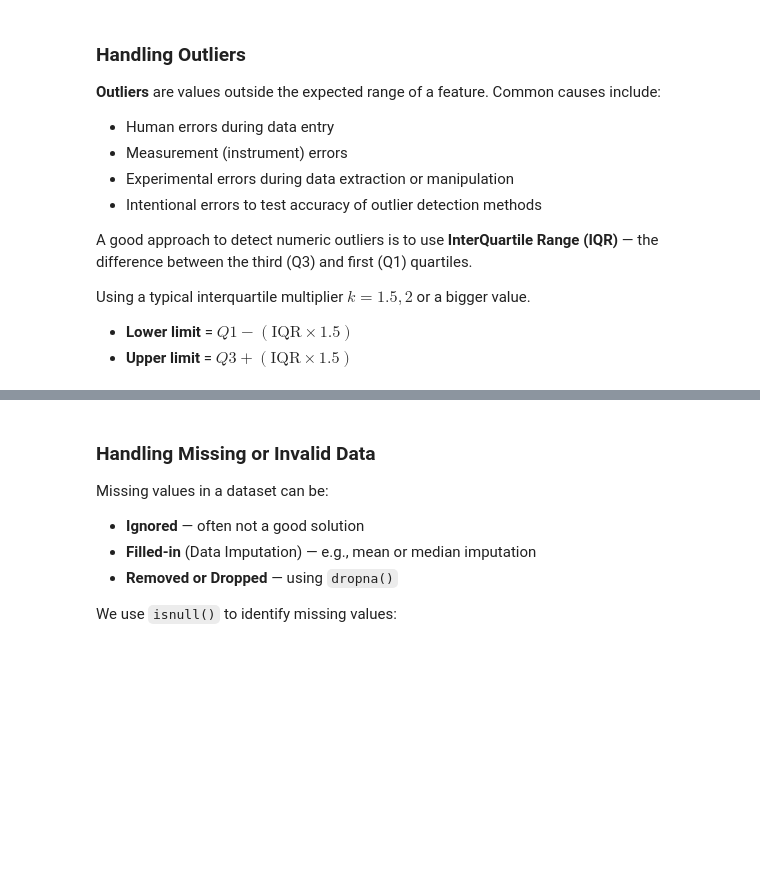
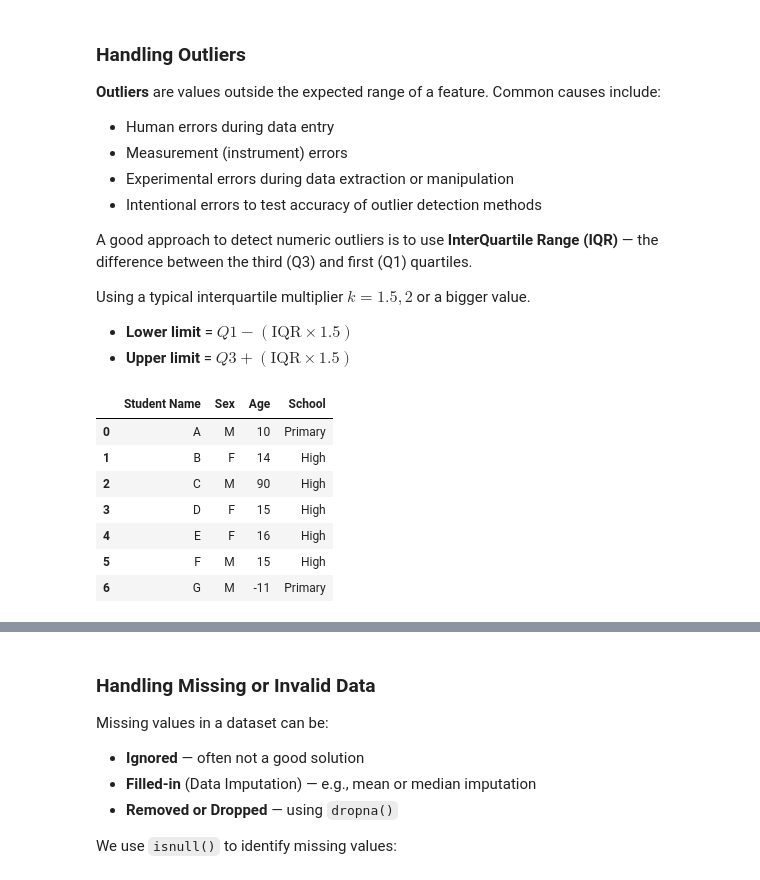
Before and after one commit to wasimnawaz1/programming_4_AI, a Jupyter notebook: Programming_for_AI,_Lectures_(Week_5-8)_Pandas.ipynb, the cells around one changed output, grey strips where cells are left out. Saved outputs shown, nothing was run; the diff lists cells and outputs as text; code cells hidden in the pictures; blank space fills up the shorter version.

```diff
--- a/Programming_for_AI,_Lectures_(Week_5-8)_Pandas.ipynb
+++ b/Programming_for_AI,_Lectures_(Week_5-8)_Pandas.ipynb
@@ -654,10 +700,19 @@ Using a typical interquartile multiplier $k = 1.5, 2$ or a bigger value.
 # %%
 student_frame = pd.DataFrame({'Student Name': ['A','B','C','D','E','F','G'],
     'Sex': ['M','F','M','F','F','M','M'],
-    'Age': [10, 14, 60, 15, 16, 15, 11],
+    'Age': [10, 14, 90, 15, 16, 15, -11],
     'School': ['Primary','High','High','High','High','High','Primary']
     })
 student_frame
+# %% [output]
+|  | Student Name | Sex | Age | School |
+| 0 | A | M | 10 | Primary |
+| 1 | B | F | 14 | High |
+| 2 | C | M | 90 | High |
+| 3 | D | F | 15 | High |
+| 4 | E | F | 16 | High |
+| 5 | F | M | 15 | High |
+| 6 | G | M | -11 | Primary |
 # %%
 # Describe important statistics
 student_frame.describe()
```
Also changed, not shown: parts of 56 cells of this notebook.
